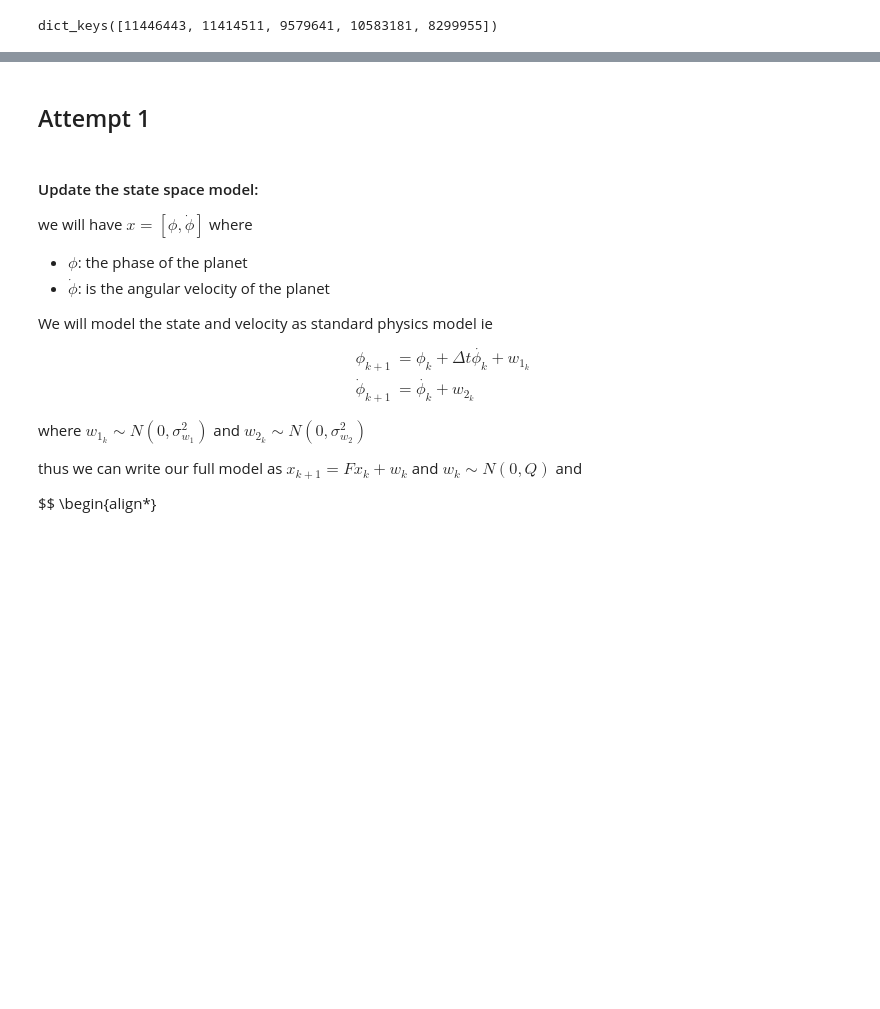
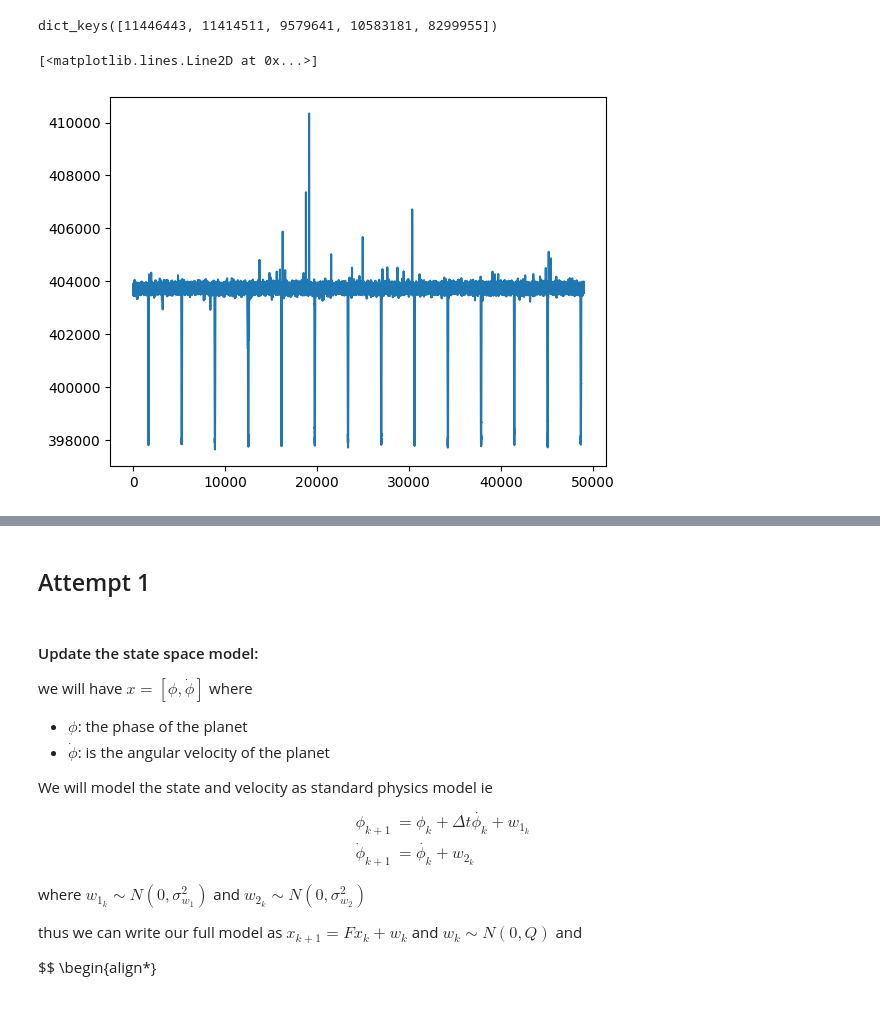
Before and after one commit to Jaredwinn77/ACME_VOL3_PLANET_FINDER, a Jupyter notebook: UnscentedKalman.ipynb, the cells around one changed output, grey strips where cells are left out. Drawn from its saved outputs; the diff is of its cells as text; code cells hidden in the pictures; blank space fills up the shorter version.

```diff
--- a/UnscentedKalman.ipynb
+++ b/UnscentedKalman.ipynb
@@ -8,17 +83,20 @@ from matplotlib import pyplot as plt
 # %%
-light_cureve_dict = joblib.load("Kalman_5_stars.joblib")
+light_curve_dict = joblib.load("5_stars.joblib")
 
 #vals is flux
 #time (day), flux, possible error recorded by error
-print(light_cureve_dict.keys())
-t, vals, err = light_cureve_dict[11446443].values()
+print(light_curve_dict.keys())
+t, vals, err = light_curve_dict[11446443].values()
+vals = np.array(vals)
 
 #set nan_values to be the average of its neighbors
 nan_indices = np.argwhere(np.isnan(vals))
 for nan_index in nan_indices:
     vals[nan_index] = (vals[nan_index - 1] + vals[nan_index + 1]) / 2
 # %% [output]
 dict_keys([11446443, 11414511, 9579641, 10583181, 8299955])
+[<matplotlib.lines.Line2D at 0x...>]
+[figure, added]
 # %%
 def normalize_flux(z):
     return (z - np.mean(z)) / np.std(z)
```
Also changed, not shown: parts of 3 cells of this notebook, 2 other files.
